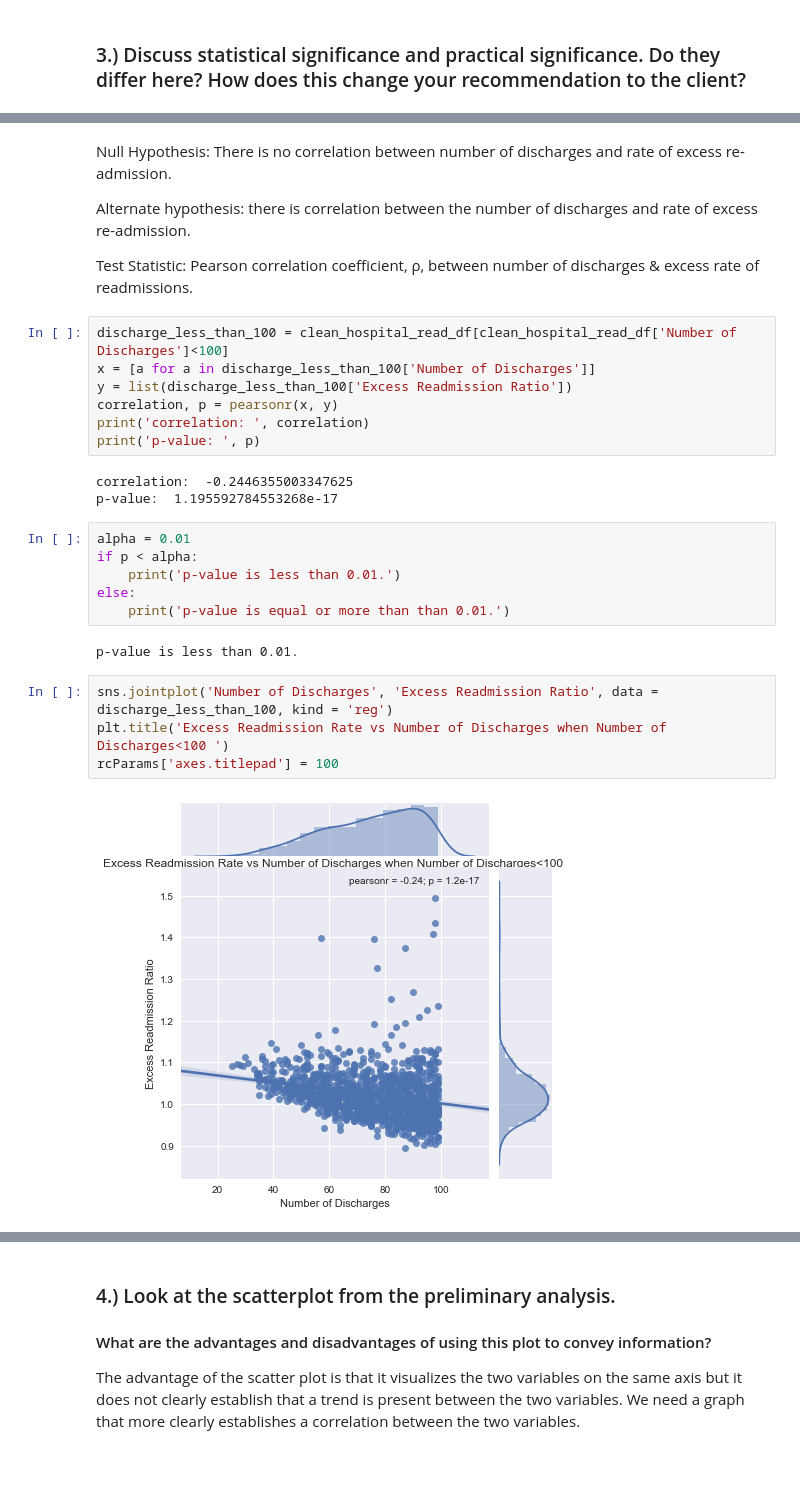
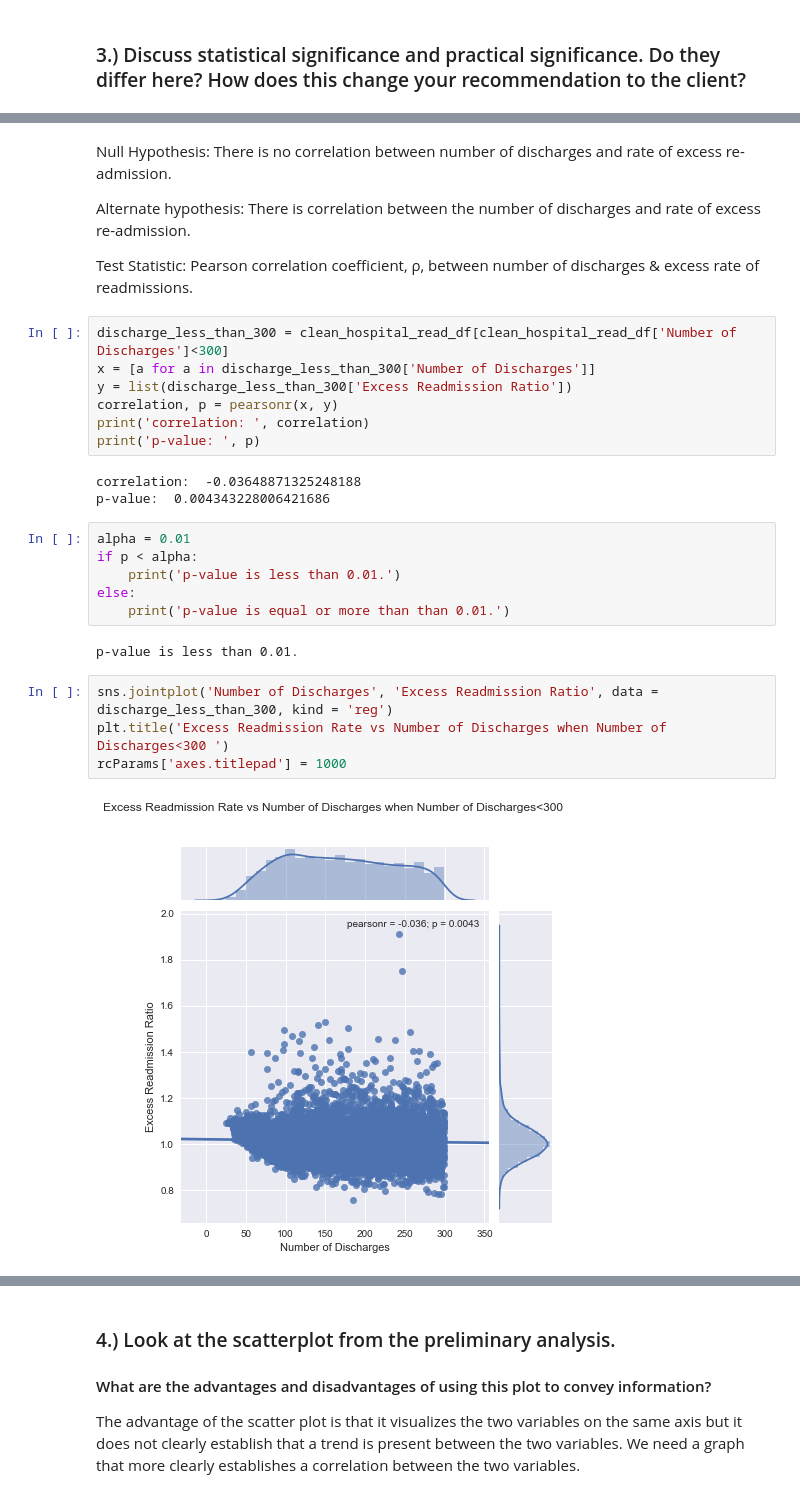
Before and after one commit to sopaturi/Springboard, a Jupyter notebook: Statistics Projects/sliderule_dsi_inferential_statistics_exercise_3.ipynb, the cells around one changed output, grey strips where cells are left out. Drawn from its saved outputs; the diff is of its cells as text; blank space fills up the shorter version.

```diff
--- a/Statistics Projects/sliderule_dsi_inferential_statistics_exercise_3.ipynb
+++ b/Statistics Projects/sliderule_dsi_inferential_statistics_exercise_3.ipynb
@@ -228,19 +232,19 @@ We will set up a hypothesis test to check if hospitals with less than 100 discha
 # %% [markdown]
 Null Hypothesis: There is no correlation between number of discharges and rate of excess re-admission.
 
-Alternate hypothesis: there is correlation between the number of discharges and rate of excess re-admission.
+Alternate hypothesis: There is correlation between the number of discharges and rate of excess re-admission.
 
 Test Statistic: Pearson correlation coefficient, ρ, between number of discharges & excess rate of readmissions.
 # %%
-discharge_less_than_100 = clean_hospital_read_df[clean_hospital_read_df['Number of Discharges']<100]
-x = [a for a in discharge_less_than_100['Number of Discharges']]
-y = list(discharge_less_than_100['Excess Readmission Ratio'])
+discharge_less_than_300 = clean_hospital_read_df[clean_hospital_read_df['Number of Discharges']<300]
+x = [a for a in discharge_less_than_300['Number of Discharges']]
+y = list(discharge_less_than_300['Excess Readmission Ratio'])
 correlation, p = pearsonr(x, y)
 print('correlation: ', correlation)
 print('p-value: ', p)
 # %% [output]
-correlation:  -0.2446355003347625
-p-value:  1.195592784553268e-17
+correlation:  -0.03648871325248188
+p-value:  0.004343228006421686
 # %%
 alpha = 0.01
 if p < alpha:
@@ -250,9 +254,9 @@ else:
 # %% [output]
 p-value is less than 0.01.
 # %%
-sns.jointplot('Number of Discharges', 'Excess Readmission Ratio', data = discharge_less_than_100, kind = 'reg')
-plt.title('Excess Readmission Rate vs Number of Discharges when Number of Discharges<100 ')
-rcParams['axes.titlepad'] = 100
+sns.jointplot('Number of Discharges', 'Excess Readmission Ratio', data = discharge_less_than_300, kind = 'reg')
+plt.title('Excess Readmission Rate vs Number of Discharges when Number of Discharges<300 ')
+rcParams['axes.titlepad'] = 1000
 # %% [output]
-[figure, old version]
+[figure, new version]
 # %%
```
Also changed, not shown: parts of 21 cells of this notebook.
